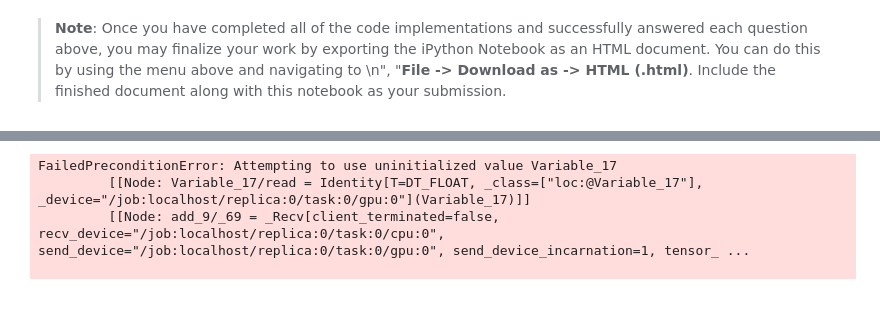
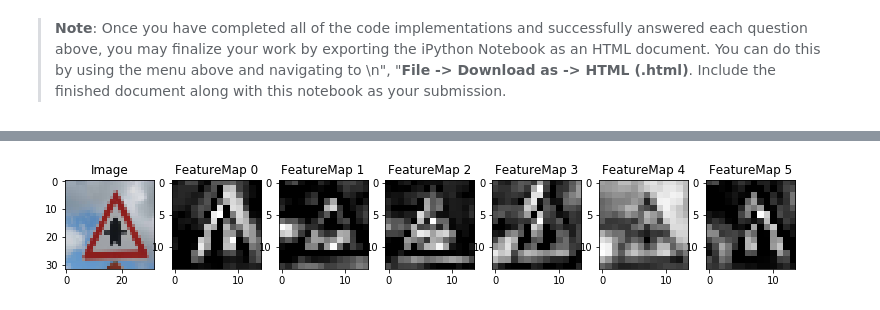
Before and after one commit to escolmebartlebooth/usdc-t1-p2-trafficsigns, a Jupyter notebook: Traffic_Sign_Classifier.ipynb, the cells around one changed output, grey strips where cells are left out. Drawn from its saved outputs; the diff is of its cells as text; code cells hidden in the pictures.

```diff
--- a/Traffic_Sign_Classifier.ipynb
+++ b/Traffic_Sign_Classifier.ipynb
@@ -790,17 +790,20 @@ For an example of what feature map outputs look like, check out NVIDIA's results
 # activation_min/max: can be used to view the activation contrast in more detail, by default matplot sets min and max to the actual min and max values of the output
 # plt_num: used to plot out multiple different weight feature map sets on the same block, just extend the plt number for each new feature map entry
 
-def outputFeatureMap(image_input, tf_activation, activation_min=-1, activation_max=-1 ,plt_num=1):
+def outputFeatureMap(image_input, tf_activation, activation_min=-1, activation_max=-1 ,plt_num=2):
     # Here make sure to preprocess your image_input in a way your network expects
     # with size, normalization, ect if needed
     # image_input =
     # Note: x should be the same name as your network's tensorflow data placeholder variable
     # If you get an error tf_activation is not defined it may be having trouble accessing the variable from inside a function
     #activation = tf_activation.eval(session=sess,feed_dict={x : image_input})
-    featuremaps = activation.shape[3]
+    featuremaps = tf_activation.shape[3]
     plt.figure(plt_num, figsize=(15,15))
+    plt.subplot(6,8, 1)
+    plt.title('Image')
+    plt.imshow(image_input)
     for featuremap in range(featuremaps):
-        plt.subplot(6,8, featuremap+1) # sets the number of feature maps to show on each row and column
+        plt.subplot(6,8, featuremap+2) # sets the number of feature maps to show on each row and column
         plt.title('FeatureMap ' + str(featuremap)) # displays the feature map number
         if activation_min != -1 & activation_max != -1:
             plt.imshow(activation[0,:,:, featuremap], interpolation="nearest", vmin =activation_min, vmax=activation_max, cmap="gray")
@@ -812,18 +815,11 @@ def outputFeatureMap(image_input, tf_activation, activation_min=-1, activation_m
             plt.imshow(activation[0,:,:, featuremap], interpolation="nearest", cmap="gray")
 # %%
 # open test image and feed into featureMap
-output_type = tf.Variable('conv1')
-logits = LeNet(x,keep_prob,output_type)
 with tf.Session() as sess:
     saver.restore(sess, tf.train.latest_checkpoint('.'))
     n_img_equal = skimage.exposure.equalize_hist(skimage.color.rgb2grey(img_normalise(processed_img[0])))
     n_img_equal = n_img_equal.reshape(n_img_equal.shape + (1,))
-    activation = 'conv1'
-    activation = sess.run(logits, feed_dict={x: np.expand_dims(n_img_equal,axis=0), y: y_valid, keep_prob: 1, output_type: activation})
-    print(activation.shape)
-    #outputFeatureMap(n_img_equal,activation)
+    activation = sess.run(conv1, feed_dict={x: np.expand_dims(n_img_equal,axis=0), y: y_valid, keep_prob: 1})
+    outputFeatureMap(processed_img[0],activation)
 # %% [output]
-FailedPreconditionError: Attempting to use uninitialized value Variable_17
-         [[Node: Variable_17/read = Identity[T=DT_FLOAT, _class=["loc:@Variable_17"], _device="/job:localhost/replica:0/task:0/gpu:0"](Variable_17)]]
-         [[Node: add_9/_69 = _Recv[client_terminated=false, recv_device="/job:localhost/replica:0/task:0/cpu:0", send_device="/job:localhost/replica:0/task:0/gpu:0", send_device_incarnation=1, tensor_ ...
-
+[figure, added]
```
Also changed, not shown: parts of 12 cells of this notebook.
